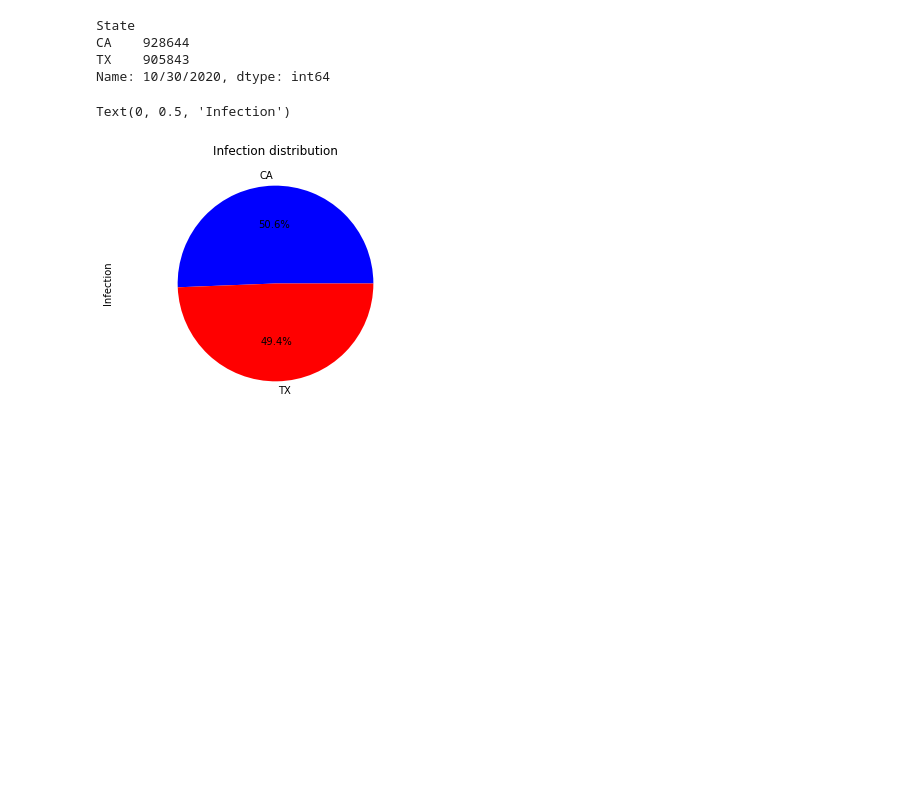
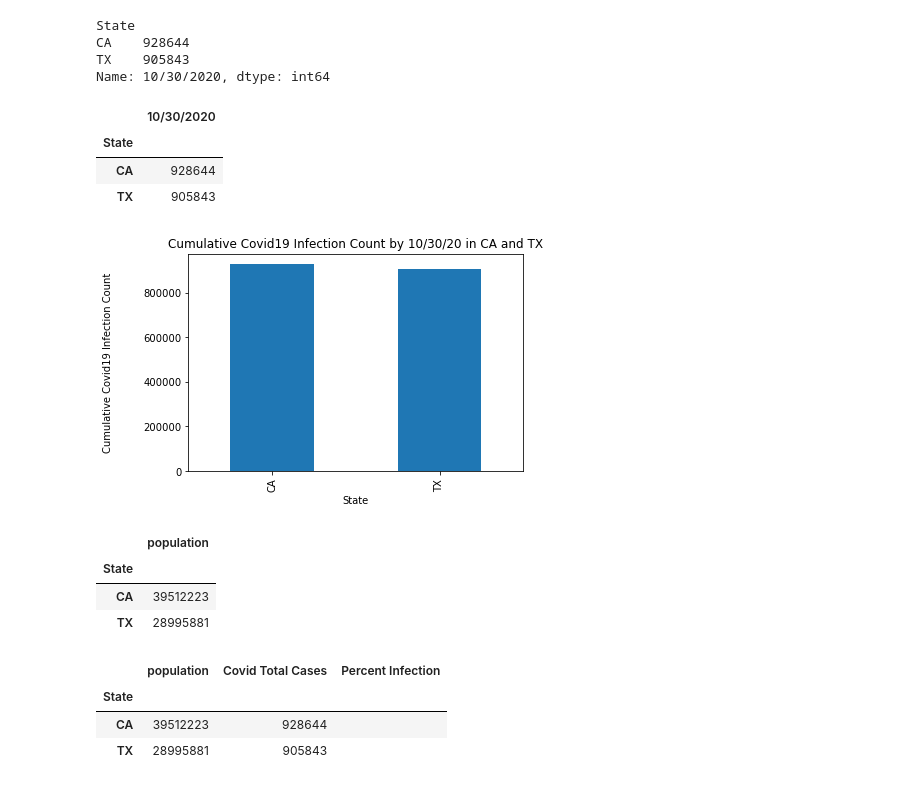
Before and after one commit to shadiaduery/bootcamp-group_project-1, a Jupyter notebook: Analysis/covid19_us_cases.ipynb, the cells around one changed output. Drawn from its saved outputs; the diff is of its cells as text; code cells hidden in the pictures; blank space fills up the shorter version.

```diff
--- a/Analysis/covid19_us_cases.ipynb
+++ b/Analysis/covid19_us_cases.ipynb
@@ -228,15 +267,48 @@ State
 CA    928644
 TX    905843
 Name: 10/30/2020, dtype: int64
+# %%
+infection_comparison_df = pd.DataFrame(infection)
+infection_comparison_df
+# %% [output]
+|  | 10/30/2020 |
+| State |  |
+| CA | 928644 |
+| TX | 905843 |
+# %%
+#Comparing quantity of infected with covid-19 CA and TX using bar chart
+
+infection_comparison = infection.plot (kind = "bar")
+infection_comparison.set_ylabel("Cumulative Covid19 Infection Count", labelpad=30)
+infection_comparison.set_title("Cumulative Covid19 Infection Count by 10/30/20 in CA and TX")
+plt.savefig("../Images/Total_Infection_Comparison.png")
+# %% [output]
+[figure, added]
+# %%
+States_population_df = pd.DataFrame(population)
+States_population_df
+# %% [output]
+|  | population |
+| State |  |
+| CA | 39512223 |
+| TX | 28995881 |
+# %%
+States_inf_pop_comparison = pd.concat([infection_comparison_df,States_population_df], axis=1)
+States_inf_pop_comparison = States_inf_pop_comparison.rename(columns={"10/30/2020": "Covid Total Cases"})
+States_inf_pop_comparison = States_inf_pop_comparison[["population", "Covid Total Cases"]]
+States_inf_pop_comparison["Percent Infection"] = " "
+States_inf_pop_comparison
+# %% [output]
+|  | population | Covid Total Cases | Percent Infection |
+| State |  |  |  |
+| CA | 39512223 | 928644 |  |
+| TX | 28995881 | 905843 |  |
 # %%
-#Comparing quantity of infected with covid-19 CA and TX using pie chart
-infection_distribution = infection.plot(kind="pie", y="State", autopct="%1.1f%%",
-                                      colors = ["blue", "red"], title="Infection distribution",
-                                          figsize=(4.5, 4.5))
-infection_distribution.set_ylabel("Infection", labelpad=40)
+# #Comparing quantity of infected with covid-19 CA and TX using pie chart
+# infection_distribution = infection.plot(kind="pie", y="State", autopct="%1.1f%%",
+#                                       colors = ["blue", "red"], title="Infection distribution",
+#                                           figsize=(4.5, 4.5))
+# infection_distribution.set_ylabel("Infection", labelpad=40)
-# %% [output]
-Text(0, 0.5, 'Infection')
-[figure, removed]
 # %%
 #Changed (cells up). There is two pairs of counties with the same name + Statewide Unallocated
 #merging gives dublicated rows (321 total instead of 315)
```
Also changed, not shown: parts of 8 cells of this notebook, 2 other files.
